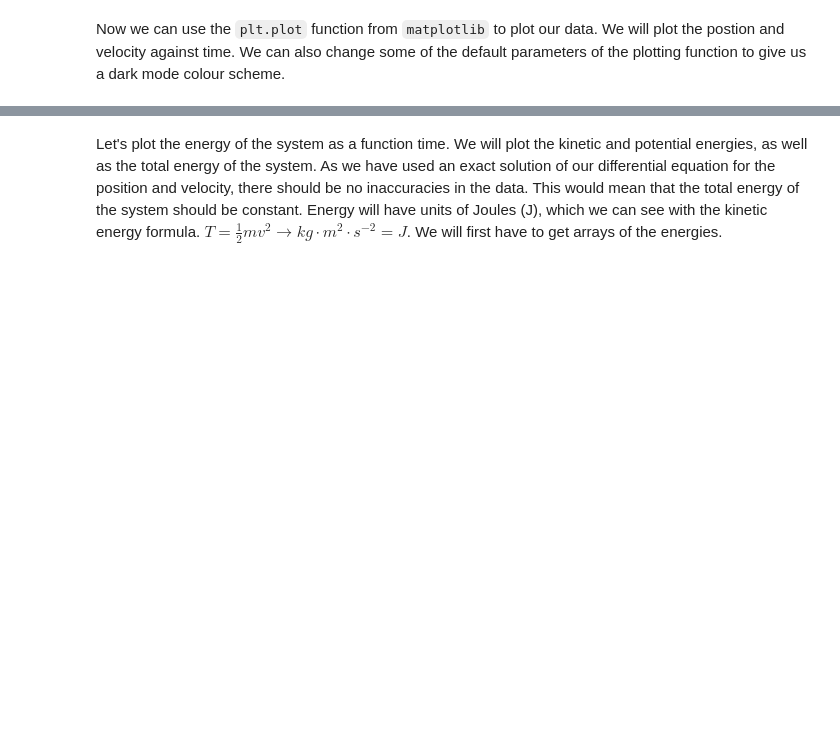
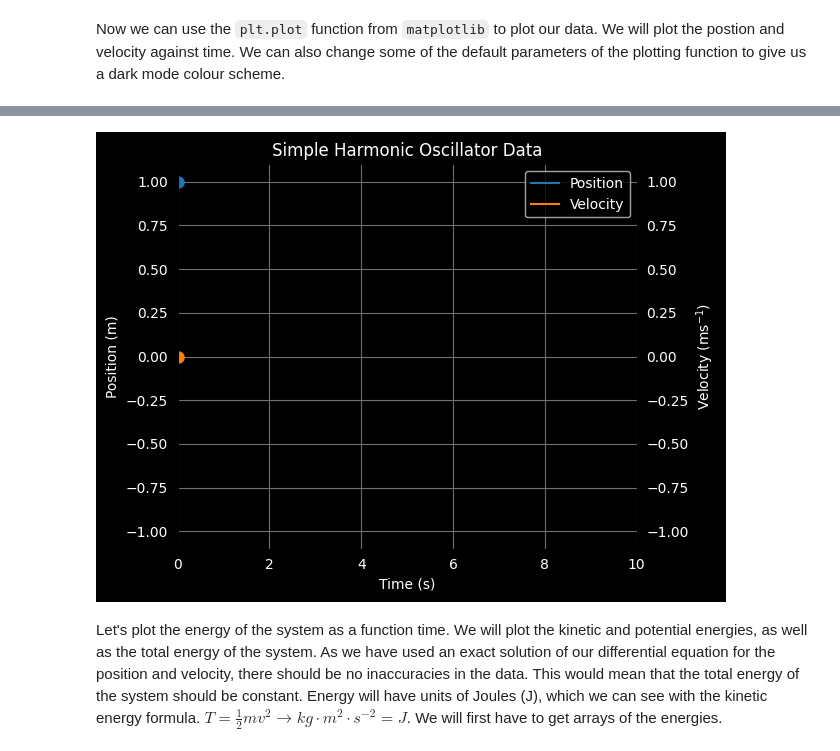
Before and after one commit to Melon-Mao/Python-repository, a Jupyter notebook: Data Analysis/Mechanics/Simple Harmonic Oscillator/simple_harmonic_oscillator.ipynb, the cells around one changed output, grey strips where cells are left out. Saved outputs shown, nothing was run; the diff lists cells and outputs as text; code cells hidden in the pictures; blank space fills up the shorter version.

Commit message:
finished simple harmonic oscillator

```diff
--- a/Data Analysis/Mechanics/Simple Harmonic Oscillator/simple_harmonic_oscillator.ipynb
+++ b/Data Analysis/Mechanics/Simple Harmonic Oscillator/simple_harmonic_oscillator.ipynb
@@ -193,3 +199,42 @@ plt.show()
+# %%
+fig, ax = plt.subplots()
+plt.title("Simple Harmonic Oscillator Data")
+
+ax1 = plt.gca() # get current axis
+ax2 = ax1.twinx() # create twin axis
+
+line1, = ax1.plot([], [], color="tab:blue")
+line2, = ax2.plot([], [], color="tab:orange")
+
+point1, = ax1.plot([], [], color="tab:blue", marker="o", markersize=8)
+point2, = ax2.plot([], [], color="tab:orange", marker="o", markersize=8)
+
+ax1.set_xlabel("Time (s)")
+ax1.set_ylabel("Position (m)")
+ax2.set_ylabel("Velocity (ms$^{-1}$)")
+
+ax1.set_xlim(t_0, t_f)
+ax1.set_ylim(1.1 * np.min(pos_array), 1.1 * np.max(pos_array))
+ax2.set_ylim(1.1 * np.min(vel_array), 1.1 * np.max(vel_array))
+
+# show legend of lines on ax1 and ax2
+
+plt.legend(pos_line + vel_line, ["Position", "Velocity"], loc="upper right")
+ax1.grid()
+
+plt.tight_layout()
+
+def animate(i):
+    line1.set_data(time[:i], pos_array[:i])
+    point1.set_data(time[i], pos_array[i])
+    line2.set_data(time[:i], vel_array[:i])
+    point2.set_data(time[i], vel_array[i])
+
+
+ani = animation.FuncAnimation(fig, animate, frames=len(time), interval=50)
+ani.save("Animations/simple_harmonic_oscillator_data.gif", writer="pillow", fps=25)
+# %% [output]
+[figure, added]
 # %% [markdown]
 Let's plot the energy of the system as a function time. We will plot the kinetic and potential energies, as well as the total energy of the system. As we have used an exact solution of our differential equation for the position and velocity, there should be no inaccuracies in the data. This would mean that the total energy of the system should be constant. Energy will have units of Joules (J), which we can see with the kinetic energy formula. $T = \frac{1}{2} m v^2 \rightarrow kg \cdot m^2 \cdot s^{-2} = J$. We will first have to get arrays of the energies.
 # %%
```
Also changed, not shown: parts of 9 cells of this notebook, 34 other files.
